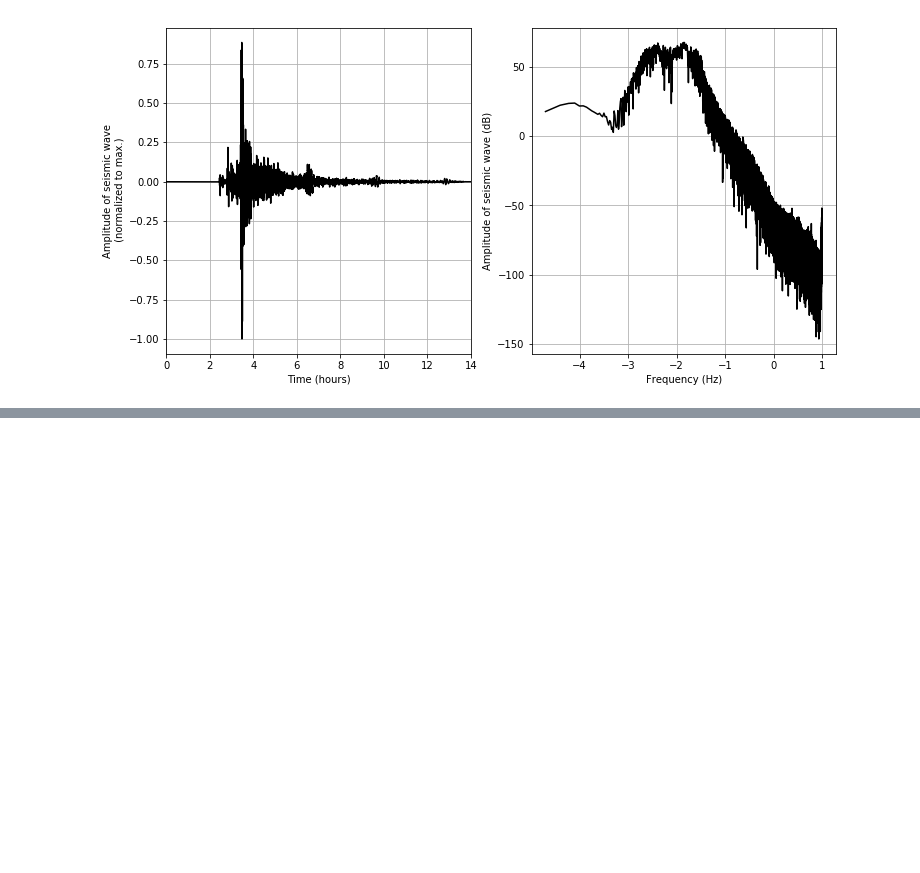
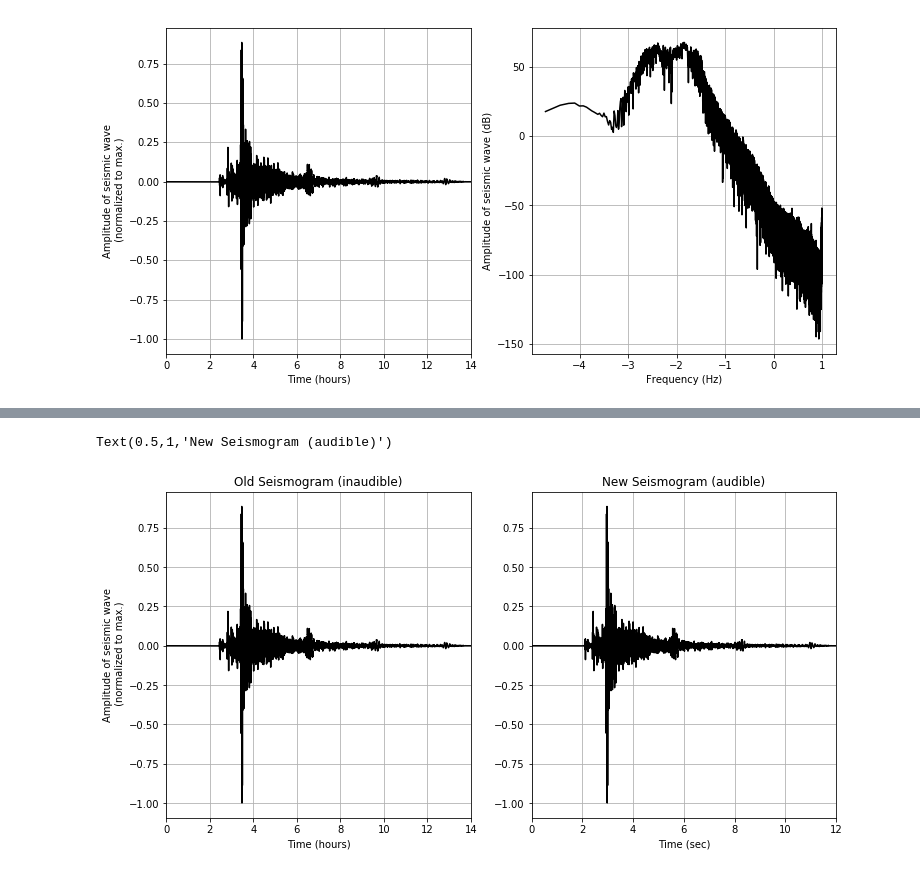
Before and after one commit to benholtzman/datamovies, a Jupyter notebook: 1_notebooks/NB01_DirectSonification.ipynb, the cells around one changed output, grey strips where cells are left out. Cells and saved outputs as stored; diff of their text form; code cells hidden in the pictures; blank space fills up the shorter version.

```diff
--- a/1_notebooks/NB01_DirectSonification.ipynb
+++ b/1_notebooks/NB01_DirectSonification.ipynb
@@ -146,3 +146,25 @@ librosa.output.write_wav(DirOut + OutFileName, data_n, sr_sound, norm=False)
 #dataOrig, srOrig = librosa.core.load(DirOut + OutFileName, sr=sr_sound)
 #data_rs = resampy.resample(dataOrig, srOrig, sr_resample)
 #librosa.output.write_wav(DirOut + OutFileName, data_rs, sr_resample, norm=False)
+# %%
+# Original vs. Sonified Data
+plt.figure(figsize=(12,6))
+plt.subplot(1,2,1)
+plt.plot(t_hours,data_n,'k')
+plt.xlabel('Time (hours)')
+plt.ylabel('Amplitude of seismic wave\n (normalized to max.)')
+plt.grid()
+plt.xlim([0,OriginalDuration/3600])
+plt.title('Old Seismogram (inaudible)')
+
+plt.subplot(1,2,2)
+plt.plot(t_hours*3600/SpeedFactor,data_n,'k')
+plt.xlabel('Time (sec)')
+plt.grid()
+plt.xlim([0,TargetDuration])
+plt.title('New Seismogram (audible)')
+
+# The difference is only in the time scale. We compress 14 hours into 12 seconds
+# %% [output]
+Text(0.5,1,'New Seismogram (audible)')
+[figure, added]
```
Also changed, not shown: parts of 1 cell of this notebook, 2 other files.
